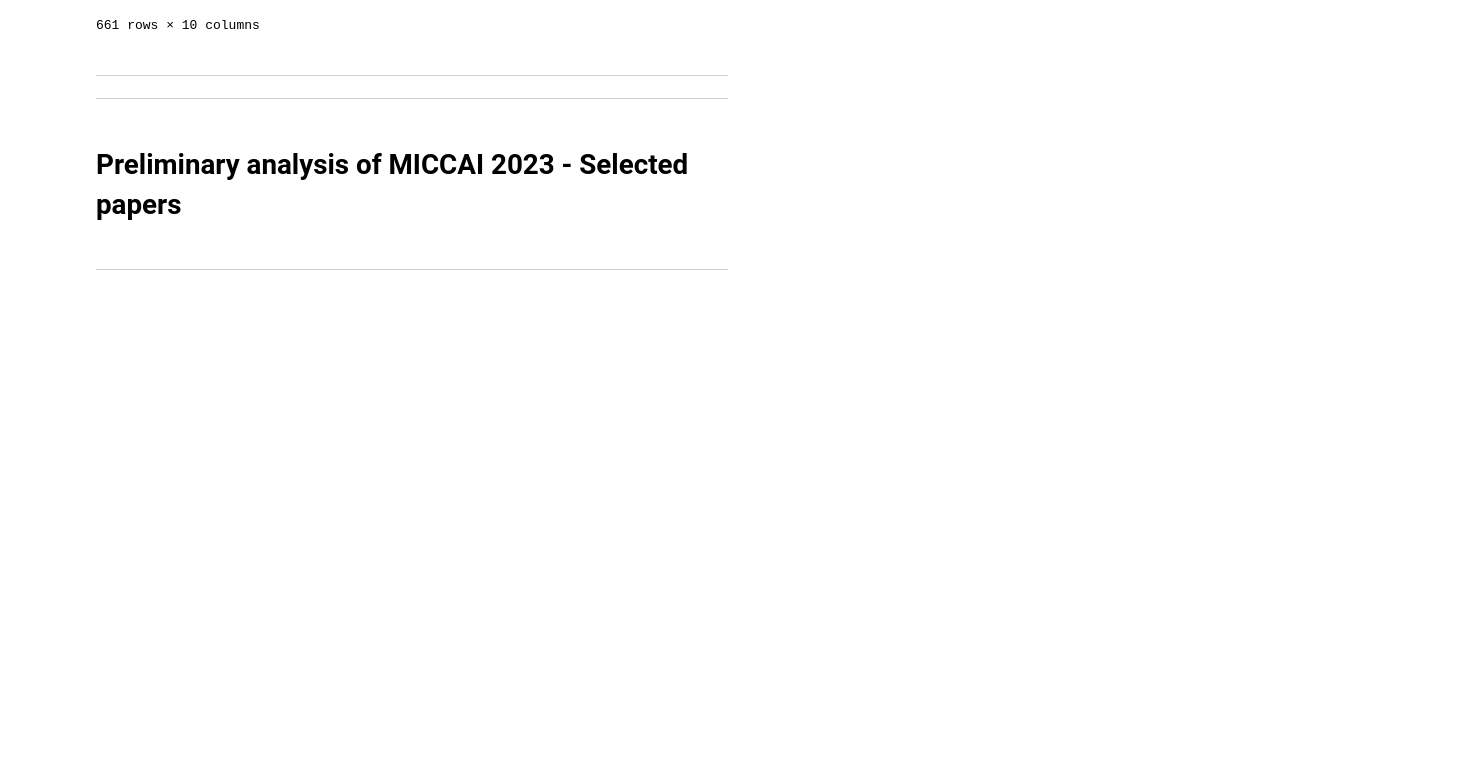
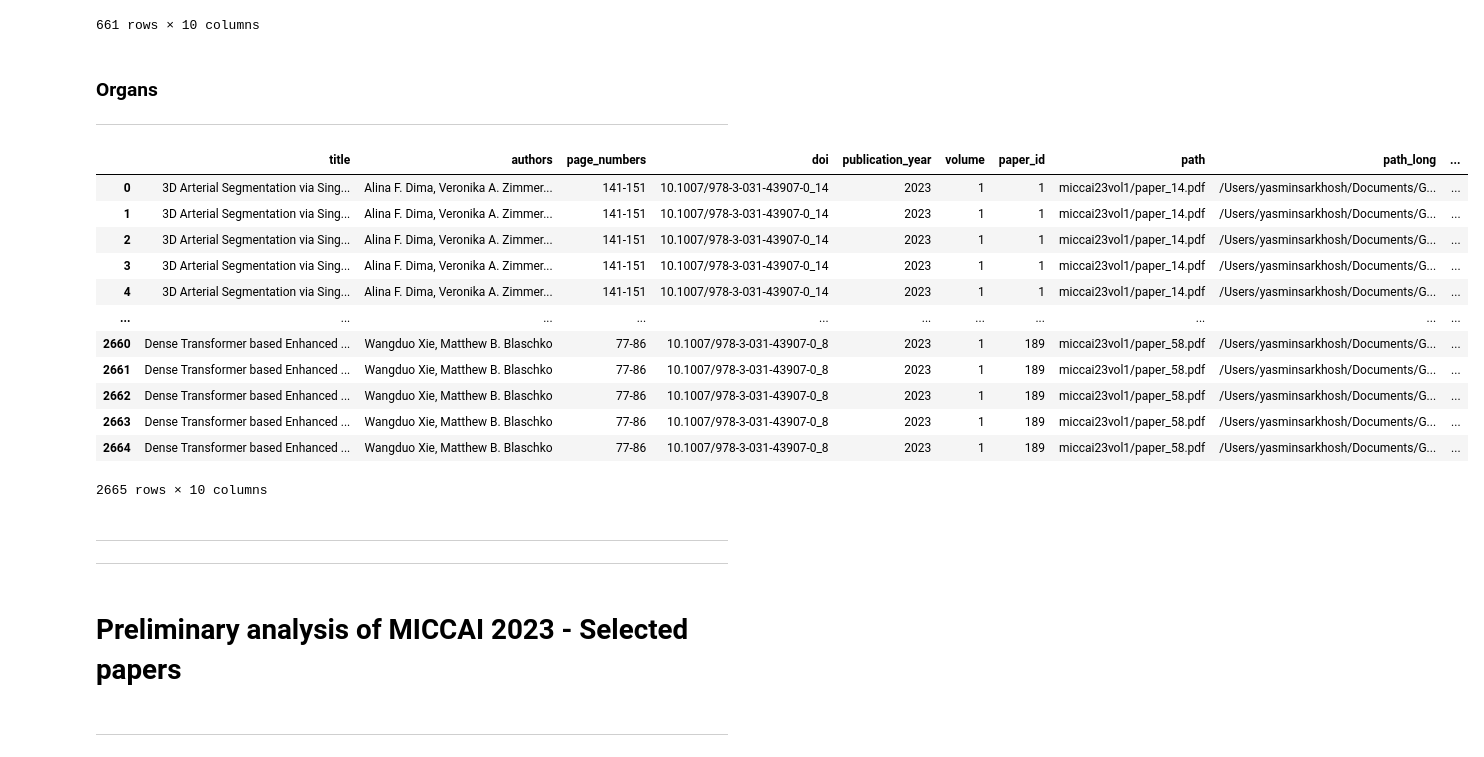
Before and after one commit to yasminsarkhosh/machine-learning-bsc-thesis-2024, a Jupyter notebook: code/data_extraction.ipynb, the cells around one changed output. Saved outputs shown, nothing was run; the diff lists cells and outputs as text; code cells hidden in the pictures; blank space fills up the shorter version.

Commit message:
examining organs in selected papers

```diff
--- a/code/data_extraction.ipynb
+++ b/code/data_extraction.ipynb
@@ -471,6 +535,30 @@ def move_col_position_to_last(df, col_name):
 df = move_col_position_to_last(papers_with_sentences_df, 'extracted_sents_keywords')
 df = move_col_position_to_first(df, 'paper_id')
 #df.to_csv('papers_with_sents_by_keywords_metadata.csv', index=False)
+# %% [markdown]
+### Organs
+***
+# %%
+filename = '/Users/yasminsarkhosh/Documents/GitHub/machine-learning-bsc-thesis-2024/code/papers_with_sents_by_organs_metadata.csv'
+papers_with_sentences_organs_df = pd.read_csv(filename)
+
+# Fill NaN values with 'None'
+papers_with_sentences_organs_df.fillna('None', inplace=True)
+papers_with_sentences_organs_df
+# %% [output]
+|  | title | authors | page_numbers | doi | publication_year | volume | paper_id | path | path_long | ... |
+| 0 | 3D Arterial Segmentation via Sing... | Alina F. Dima, Veronika A. Zimmer... | 141-151 | 10.1007/978-3-031-43907-0_14 | 2023 | 1 | 1 | miccai23vol1/paper_14.pdf | /Users/yasminsarkhosh/Documents/G... | ... |
+| 1 | 3D Arterial Segmentation via Sing... | Alina F. Dima, Veronika A. Zimmer... | 141-151 | 10.1007/978-3-031-43907-0_14 | 2023 | 1 | 1 | miccai23vol1/paper_14.pdf | /Users/yasminsarkhosh/Documents/G... | ... |
+| 2 | 3D Arterial Segmentation via Sing... | Alina F. Dima, Veronika A. Zimmer... | 141-151 | 10.1007/978-3-031-43907-0_14 | 2023 | 1 | 1 | miccai23vol1/paper_14.pdf | /Users/yasminsarkhosh/Documents/G... | ... |
+| 3 | 3D Arterial Segmentation via Sing... | Alina F. Dima, Veronika A. Zimmer... | 141-151 | 10.1007/978-3-031-43907-0_14 | 2023 | 1 | 1 | miccai23vol1/paper_14.pdf | /Users/yasminsarkhosh/Documents/G... | ... |
+| 4 | 3D Arterial Segmentation via Sing... | Alina F. Dima, Veronika A. Zimmer... | 141-151 | 10.1007/978-3-031-43907-0_14 | 2023 | 1 | 1 | miccai23vol1/paper_14.pdf | /Users/yasminsarkhosh/Documents/G... | ... |
+| ... | ... | ... | ... | ... | ... | ... | ... | ... | ... | ... |
+| 2660 | Dense Transformer based Enhanced ... | Wangduo Xie, Matthew B. Blaschko | 77-86 | 10.1007/978-3-031-43907-0_8 | 2023 | 1 | 189 | miccai23vol1/paper_58.pdf | /Users/yasminsarkhosh/Documents/G... | ... |
+| 2661 | Dense Transformer based Enhanced ... | Wangduo Xie, Matthew B. Blaschko | 77-86 | 10.1007/978-3-031-43907-0_8 | 2023 | 1 | 189 | miccai23vol1/paper_58.pdf | /Users/yasminsarkhosh/Documents/G... | ... |
+| 2662 | Dense Transformer based Enhanced ... | Wangduo Xie, Matthew B. Blaschko | 77-86 | 10.1007/978-3-031-43907-0_8 | 2023 | 1 | 189 | miccai23vol1/paper_58.pdf | /Users/yasminsarkhosh/Documents/G... | ... |
+| 2663 | Dense Transformer based Enhanced ... | Wangduo Xie, Matthew B. Blaschko | 77-86 | 10.1007/978-3-031-43907-0_8 | 2023 | 1 | 189 | miccai23vol1/paper_58.pdf | /Users/yasminsarkhosh/Documents/G... | ... |
+| 2664 | Dense Transformer based Enhanced ... | Wangduo Xie, Matthew B. Blaschko | 77-86 | 10.1007/978-3-031-43907-0_8 | 2023 | 1 | 189 | miccai23vol1/paper_58.pdf | /Users/yasminsarkhosh/Documents/G... | ... |
+2665 rows × 10 columns
 # %%
 #df_cancer = pd.read_csv('/Users/yasminsarkhosh/Documents/GitHub/machine-learning-bsc-thesis-2024/code/finals/finalspapers_with_sentences_metadata.csv')
 #df_cancer.drop(columns='extracted_sents_keywords', inplace=True)
```
Also changed, not shown: parts of 24 cells of this notebook, 8 other files.
